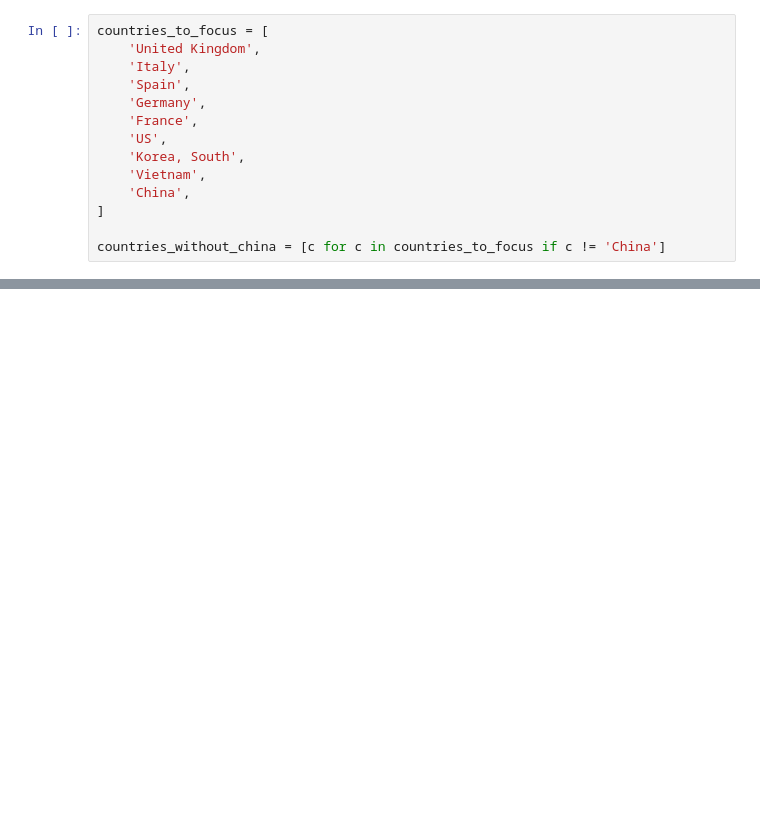
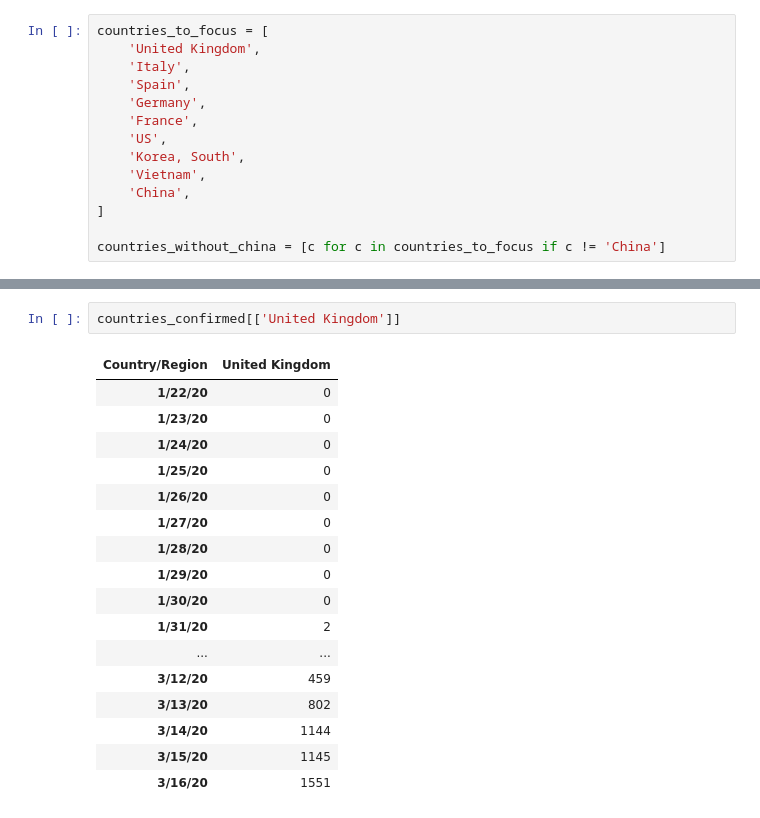
Before and after one commit to ashic/corona, a Jupyter notebook: notebooks/growth-rates.ipynb, the cells around one changed output, grey strips where cells are left out. Drawn from its saved outputs; the diff is of its cells as text; blank space fills up the shorter version.

```diff
--- a/notebooks/growth-rates.ipynb
+++ b/notebooks/growth-rates.ipynb
@@ -150,0 +151,20 @@ p
+# %%
+countries_confirmed[['United Kingdom']]
+# %% [output]
+| Country/Region | United Kingdom |
+| 1/22/20 | 0 |
+| 1/23/20 | 0 |
+| 1/24/20 | 0 |
+| 1/25/20 | 0 |
+| 1/26/20 | 0 |
+| 1/27/20 | 0 |
+| 1/28/20 | 0 |
+| 1/29/20 | 0 |
+| 1/30/20 | 0 |
+| 1/31/20 | 2 |
+| ... | ... |
+| 3/12/20 | 459 |
+| 3/13/20 | 802 |
+| 3/14/20 | 1144 |
+| 3/15/20 | 1145 |
+| 3/16/20 | 1551 |
```
Also changed, not shown: parts of 10 cells of this notebook, 10 other files.
